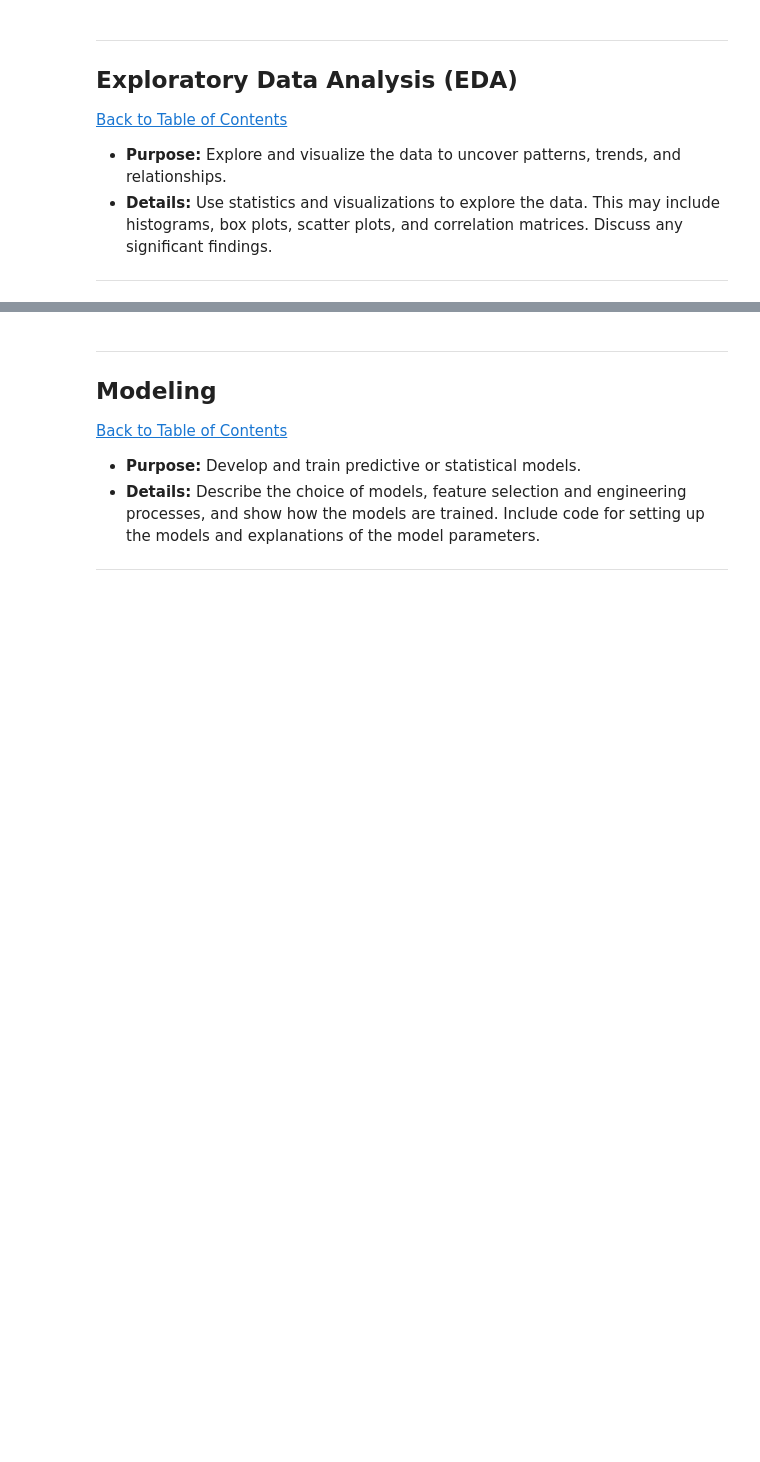
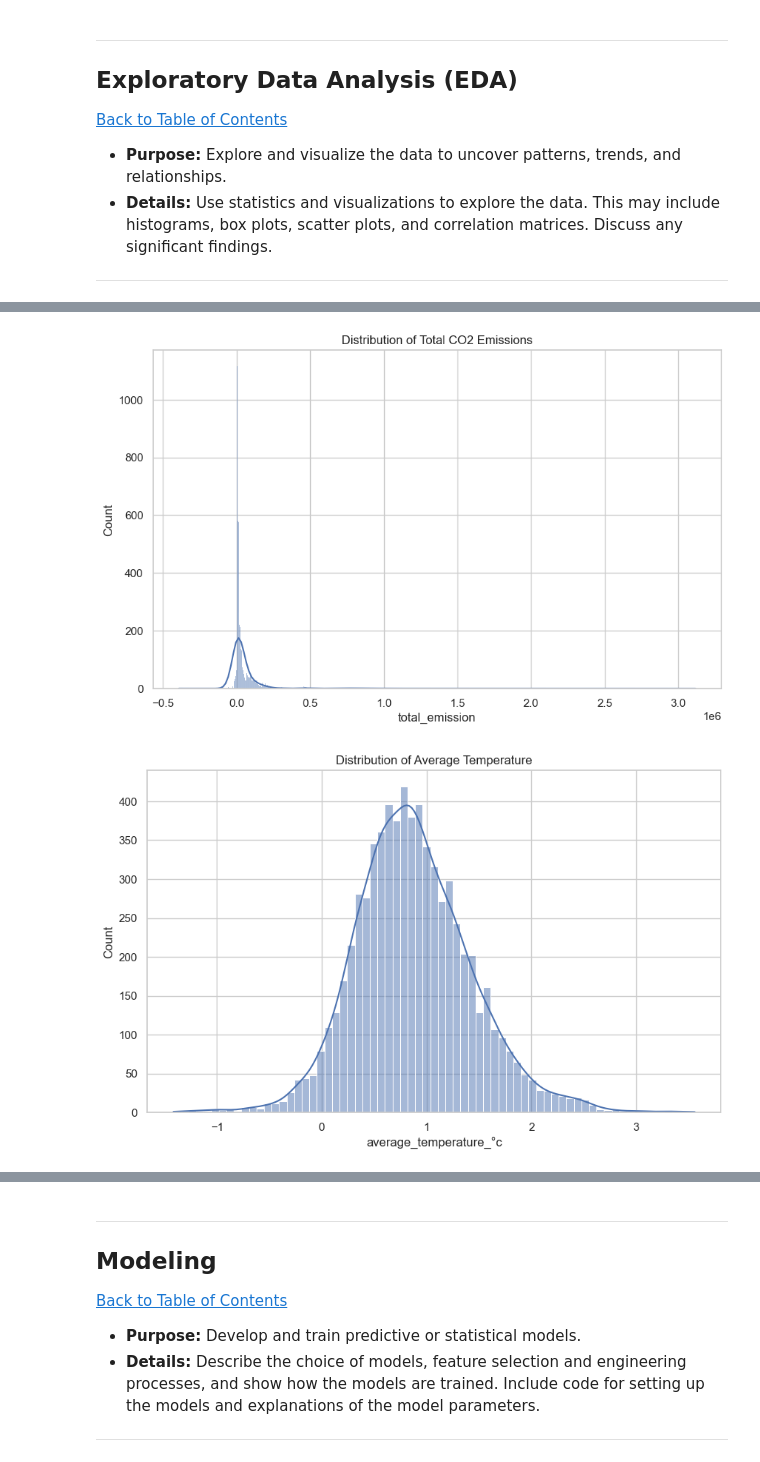
Before and after one commit to Edotsey/2401PTDS_Regression_Project, a Jupyter notebook: TeamJL1 - Regression_Project_Notebook.ipynb, the cells around one changed output, grey strips where cells are left out. Drawn from its saved outputs; the diff is of its cells as text; code cells hidden in the pictures; blank space fills up the shorter version.

```diff
--- a/TeamJL1 - Regression_Project_Notebook.ipynb
+++ b/TeamJL1 - Regression_Project_Notebook.ipynb
@@ -97,0 +380,17 @@
+# %%
+#Use Histograms to understand the distribution of numerical features.
+
+# Histogram with KDE for total emissions
+plt.figure(figsize=(10,6))
+sns.histplot(data_cleaned['total_emission'], kde=True)
+plt.title("Distribution of Total CO2 Emissions")
+plt.show()
+
+# Histogram with KDE for average temperature
+plt.figure(figsize=(10,6))
+sns.histplot(data_cleaned['average_temperature_°c'], kde=True)
+plt.title("Distribution of Average Temperature")
+plt.show()
+# %% [output]
+[figure, added]
+[figure, added]
```
Also changed, not shown: parts of 21 cells of this notebook.
